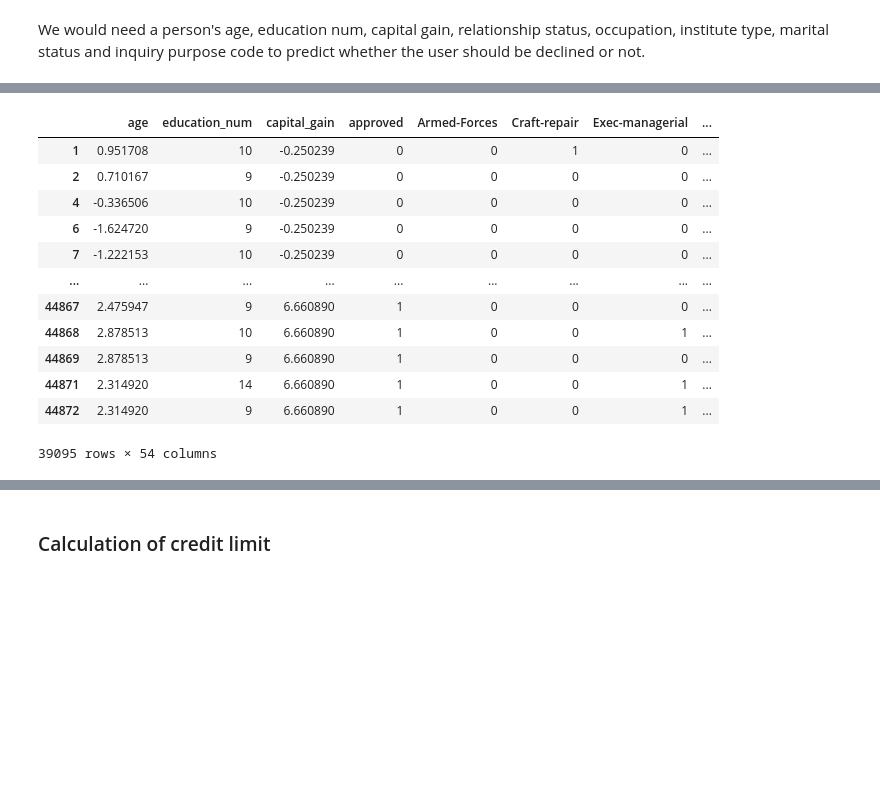
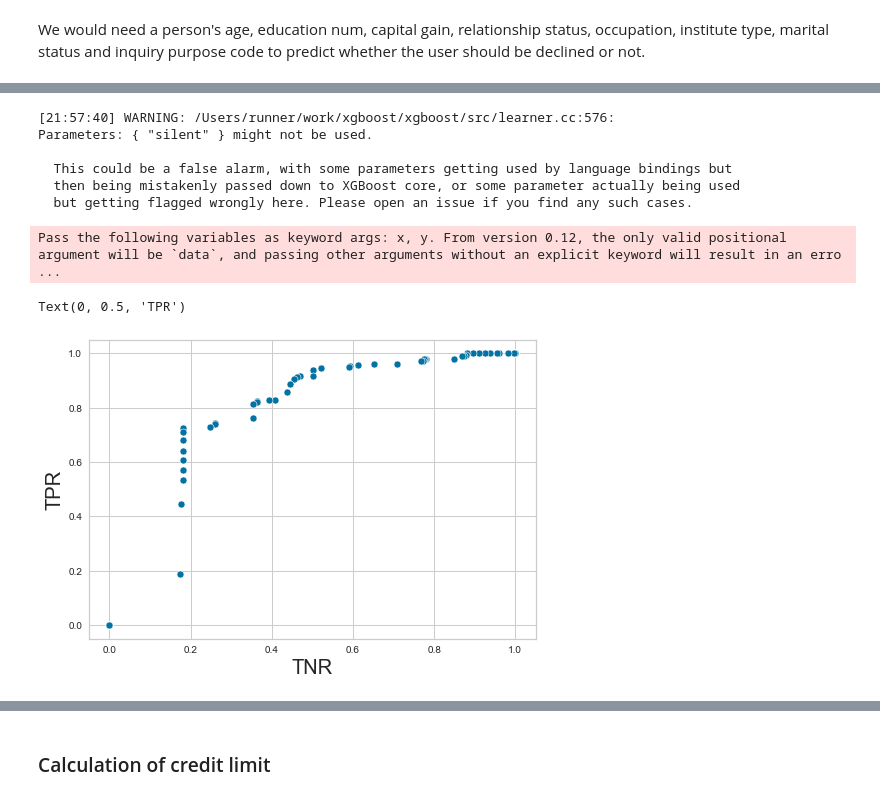
Before and after one commit to singhharsh246/Miscellaneous-Code, a Jupyter notebook: ML-case study.ipynb, the cells around one changed output, grey strips where cells are left out. Saved outputs shown, nothing was run; the diff lists cells and outputs as text; code cells hidden in the pictures; blank space fills up the shorter version.

```diff
--- a/ML-case study.ipynb
+++ b/ML-case study.ipynb
@@ -1095,8 +1089,6 @@ unnecessary complication in the model since we have already have a high TNR. We
 # %%
-#### Lasso - Regression CV ####
+dupl_2 = dupl_mod_data.copy(deep = True)
 
-
-dupl_2 = dupl_mod_data.copy(deep=True)
 
 marital_status = pd.get_dummies(dupl_2['marital_status'], drop_first = True)
 occupation = pd.get_dummies(dupl_2['occupation'], drop_first = True)
@@ -1104,11 +1096,11 @@ relationship = pd.get_dummies(dupl_2['relationship'], drop_first = True)
 inquiry_purpose_code = pd.get_dummies(dupl_2['inquiry_purpose_code'], drop_first = True)
 institute_type = pd.get_dummies(dupl_2['institute_type'], drop_first = True)
 
-
 dupl_2 = dupl_2.loc[:,['age', 'education_num', 'capital_gain', 'approved']]
 
+##mod_data.drop(['workclass', 'education_level', 'marital_status', 'occupation', 'relationship','inquiry_purpose_code', 'institute_type', 'account_type', 'asset_code', 'portfolio_type', 'domain'], axis = 1, inplace = True)
+
 dupl_2 = pd.concat([dupl_2, occupation,relationship, inquiry_purpose_code, institute_type, marital_status], axis = 1)
-
 
 
 X = dupl_2.loc[:,dupl_2.columns != 'approved']
@@ -1117,11 +1109,3 @@ Y = dupl_2['approved']
 X_train, X_test, y_train, y_test = train_test_split(X, Y, test_size=0.20)
 
 X_train, X_val, y_train, y_val = train_test_split(X_train, y_train, test_size = 0.2)
-
-
-lassocv = LassoCV(alphas = None, cv = 10, max_iter = 100000, normalize = True)
-lassocv.fit(X_train, y_train)
-
-lassocv.set_params(alpha=lassocv.alpha_)
-lassocv.fit(X_train, y_train)
-mean_squared_error(y_test, lassocv.predict(X_test))
@@ -1134,16 +1112,48 @@ dict_keys(['alphas', 'copy_X', 'cv', 'eps', 'fit_intercept', 'max_iter', 'n_alph
-# %%
-dupl_2
-# %% [output]
-|  | age | education_num | capital_gain | approved | Armed-Forces | Craft-repair | Exec-managerial | ... |
-| 1 | 0.951708 | 10 | -0.250239 | 0 | 0 | 1 | 0 | ... |
-| 2 | 0.710167 | 9 | -0.250239 | 0 | 0 | 0 | 0 | ... |
-| 4 | -0.336506 | 10 | -0.250239 | 0 | 0 | 0 | 0 | ... |
-| 6 | -1.624720 | 9 | -0.250239 | 0 | 0 | 0 | 0 | ... |
-| 7 | -1.222153 | 10 | -0.250239 | 0 | 0 | 0 | 0 | ... |
-| ... | ... | ... | ... | ... | ... | ... | ... | ... |
-| 44867 | 2.475947 | 9 | 6.660890 | 1 | 0 | 0 | 0 | ... |
-| 44868 | 2.878513 | 10 | 6.660890 | 1 | 0 | 0 | 1 | ... |
-| 44869 | 2.878513 | 9 | 6.660890 | 1 | 0 | 0 | 0 | ... |
-| 44871 | 2.314920 | 14 | 6.660890 | 1 | 0 | 0 | 1 | ... |
-| 44872 | 2.314920 | 9 | 6.660890 | 1 | 0 | 0 | 1 | ... |
-39095 rows × 54 columns
+# %%
+true_negative = []
+true_positive = []
+threshold = []
+expected = list(y_val)
+
+xgtrain = xgb.DMatrix(X_train, y_train)
+xgval = xgb.DMatrix(X_val)
+
+param = {'max_depth':7, 'silent':1}
+bst = xgb.train(param, xgtrain, num_boost_round=2)
+y_pred = bst.predict(xgval)
+
+for i in list(np.linspace(0, 1, 100)):
+
+    pred = [1. if y_cont > i  else 0. for y_cont in y_pred]
+    y_true = y_val
+
+    cm = confusion_matrix(y_true, pred)
+
+    TP = cm[0][0]
+    FN = cm[0][1]
+    FP = cm[1][0]
+    TN = cm[1][1]
+
+    # Specificity or true negative rate
+    TNR = TN/(TN+FP)
+    TPR = TP/(TP+FN)
+
+    true_negative.append(TNR)
+    true_positive.append(TPR)
+
+    threshold.append(i)
+
+
+pt = sns.scatterplot(true_negative, true_positive[::-1])
+pt.set_xlabel("TNR", fontsize = 20)
+pt.set_ylabel("TPR", fontsize = 20)
+# %% [output]
+[21:57:40] WARNING: /Users/runner/work/xgboost/xgboost/src/learner.cc:576:
+Parameters: { "silent" } might not be used.
+
+  This could be a false alarm, with some parameters getting used by language bindings but
+  then being mistakenly passed down to XGBoost core, or some parameter actually being used
+  but getting flagged wrongly here. Please open an issue if you find any such cases.
+Pass the following variables as keyword args: x, y. From version 0.12, the only valid positional argument will be `data`, and passing other arguments without an explicit keyword will result in an erro ...
+Text(0, 0.5, 'TPR')
+[figure, added]
```
Also changed, not shown: parts of 34 cells of this notebook.
